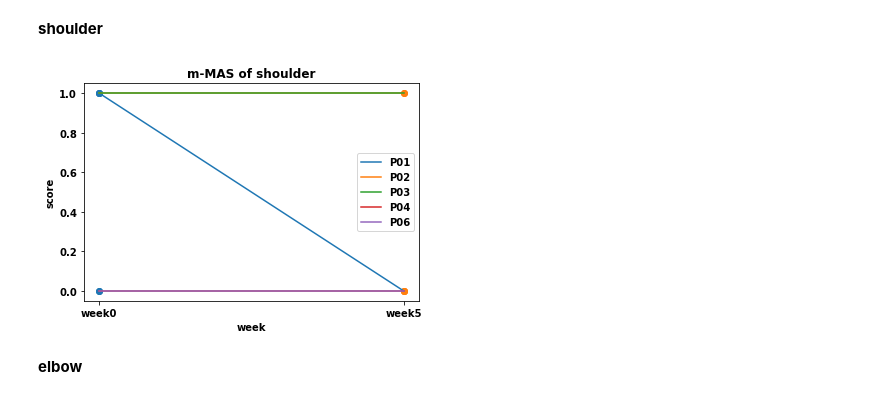
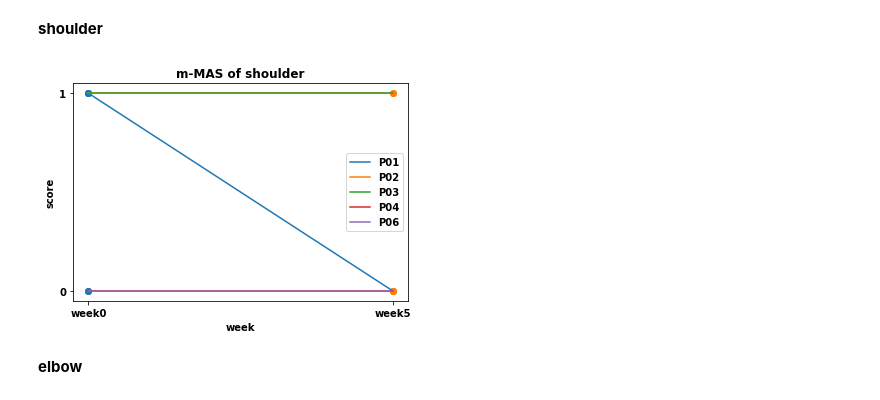
Before and after one commit to doscsy12/robotic_hometherapy, a Jupyter notebook: EDA_K_f.ipynb, the cells around one changed output. Drawn from its saved outputs; the diff is of its cells as text; code cells hidden in the pictures.

```diff
--- a/EDA_K_f.ipynb
+++ b/EDA_K_f.ipynb
@@ -280,19 +280,19 @@ clinical = clinical.apply(convert_MAS, axis=1)
 # %%
 x = ['week0','week5']
 y = [clinical['MAS-shoulder'],clinical['MAS-shoulder.1']]
 # plot MAS-shoulder
 for xe, ye in zip(x, y):
     plt.scatter([xe] * len(ye), ye)
 
 lineObjects = plt.plot(x, y)
 plt.legend(iter(lineObjects), ('P01', 'P02', 'P03', 'P04', 'P06'))
-
+plt.gca().yaxis.set_major_locator(mticker.MultipleLocator(1))
 plt.title('m-MAS of shoulder')
 plt.xlabel('week')
 plt.ylabel('score')
 plt.show();
 # %% [output]
-[figure, old version]
+[figure, new version]
 # %% [markdown]
 **elbow**
 # %%
```
Also changed, not shown: parts of 3 cells of this notebook.
